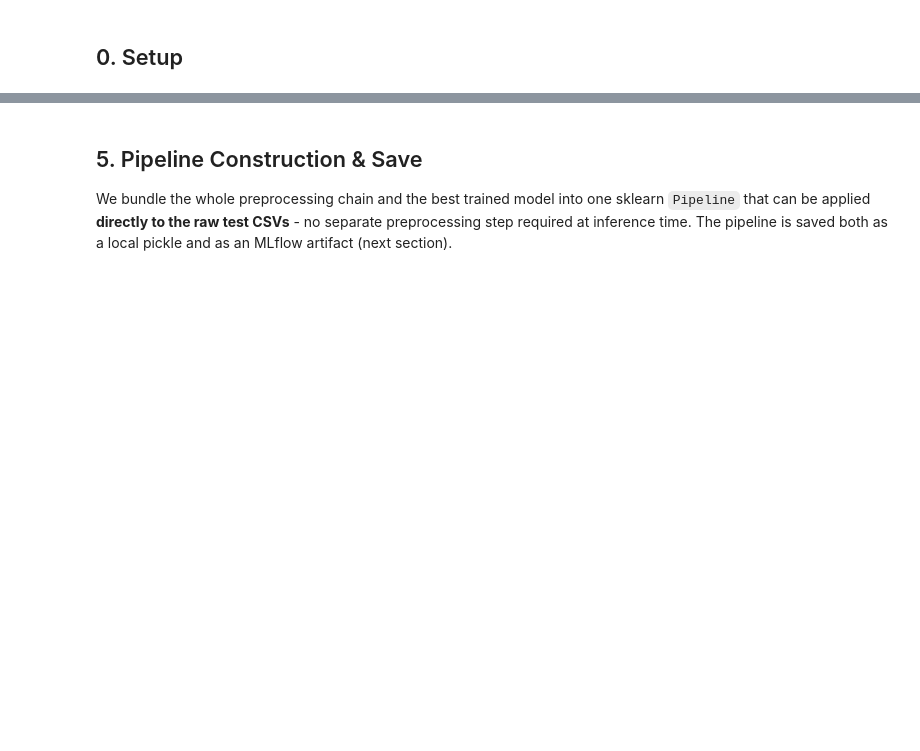
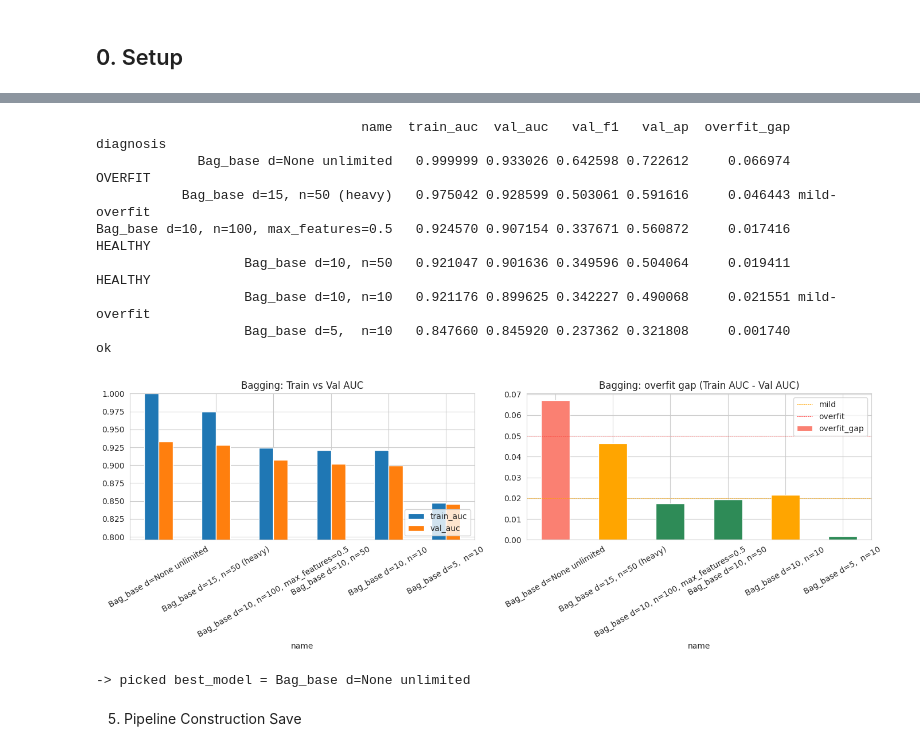
Before and after one commit to romaxod/ML-HW2, a Jupyter notebook: model_experiment_Bagging.ipynb, the cells around one changed output, grey strips where cells are left out. Cells and saved outputs as stored; diff of their text form; code cells hidden in the pictures; blank space fills up the shorter version.

```diff
--- a/model_experiment_Bagging.ipynb
+++ b/model_experiment_Bagging.ipynb
@@ -565,11 +614,7 @@ results_log.append({'name': "Bag_base d=None unlimited", 'model': m, **mt})
 df_results = pd.DataFrame([{k:v for k,v in r.items() if k!='model'} for r in results_log])
 df_results = df_results.sort_values('val_auc', ascending=False).reset_index(drop=True)
 
-# Diagnose each run: overfit / underfit / healthy.
-# Heuristic for fraud detection (AUC):
-#   - train AUC < 0.75  -> underfit (model can't learn the task)
-#   - overfit_gap > 0.05 -> overfit (memorising train, fails on val)
-#   - 0 <= overfit_gap <= 0.02 and val_auc > 0.85 -> healthy
+
 def _diag(row):
     if row['train_auc'] < 0.75:
         return 'UNDERFIT'
@@ -584,56 +629,45 @@ df_results['diagnosis'] = df_results.apply(_diag, axis=1)
 
 _default_cols = ['name','train_auc','val_auc','val_f1','val_ap','overfit_gap','diagnosis']
 show_cols = [c for c in _default_cols if c in df_results.columns]
 print(df_results[show_cols].to_string(index=False))
 
 fig, ax = plt.subplots(1, 2, figsize=(14, 5))
 df_results.set_index('name')[['train_auc','val_auc']].plot(kind='bar', ax=ax[0])
 ax[0].set_title('Bagging: Train vs Val AUC')
 ax[0].set_ylim(max(0.5, df_results[['train_auc','val_auc']].min().min()-0.05), 1.0)
 ax[0].tick_params(axis='x', rotation=30); ax[0].legend(loc='lower right')
 
 colors = ['salmon' if g > 0.05 else ('orange' if g > 0.02 else 'seagreen')
           for g in df_results['overfit_gap']]
 df_results.set_index('name')['overfit_gap'].plot(kind='bar', ax=ax[1], color=colors)
 ax[1].axhline(0,    color='black', lw=0.5)
 ax[1].axhline(0.02, color='orange', ls='--', lw=0.5, label='mild')
 ax[1].axhline(0.05, color='red',    ls='--', lw=0.5, label='overfit')
 ax[1].set_title('Bagging: overfit gap (Train AUC - Val AUC)')
 ax[1].tick_params(axis='x', rotation=30); ax[1].legend(loc='upper right')
 plt.tight_layout(); plt.show()
 
 n_over   = int((df_results['diagnosis']=='OVERFIT').sum())
 n_under  = int((df_results['diagnosis']=='UNDERFIT').sum())
 n_health = int((df_results['diagnosis']=='HEALTHY').sum())
 best     = df_results.iloc[0]
 worst    = df_results.iloc[-1]
 
-print(f"""
-=========== ANALYSIS (Bagging) ===========
-- {len(df_results)} runs total | HEALTHY: {n_health} | OVERFIT: {n_over} | UNDERFIT: {n_under}
-- Best   : {best['name']}  ->  val AUC = {best['val_auc']:.5f},  gap = {best['overfit_gap']:+.4f}
-- Worst  : {worst['name']}  ->  val AUC = {worst['val_auc']:.5f}, gap = {worst['overfit_gap']:+.4f}
 
-How to read the diagnosis column:
-- overfit_gap > 0.05  -> OVERFIT  (train AUC is much higher than val AUC, the model
-                                   memorized the training data)
-- overfit_gap <= 0.02 -> HEALTHY  (model learned the signal and generalizes)
-- train_auc  < 0.75   -> UNDERFIT (high bias, model is too simple OR regularization
-                                   is too strong)
-- For fraud detection, recall (true-positive rate on the fraud class) is often
-  prioritized alongside AUC. If the business wants high recall, the decision
-  threshold should be moved below 0.5 - the AUC ranking does not change but the
-  precision/recall trade-off does.
-""")
 best_model = [r['model'] for r in results_log if r['name']==best['name']][0]
 print(f"-> picked best_model = {best['name']}")
+# %% [output]
+                                  name  train_auc  val_auc   val_f1   val_ap  overfit_gap    diagnosis
+             Bag_base d=None unlimited   0.999999 0.933026 0.642598 0.722612     0.066974      OVERFIT
+           Bag_base d=15, n=50 (heavy)   0.975042 0.928599 0.503061 0.591616     0.046443 mild-overfit
+Bag_base d=10, n=100, max_features=0.5   0.924570 0.907154 0.337671 0.560872     0.017416      HEALTHY
+                   Bag_base d=10, n=50   0.921047 0.901636 0.349596 0.504064     0.019411      HEALTHY
+                   Bag_base d=10, n=10   0.921176 0.899625 0.342227 0.490068     0.021551 mild-overfit
+                   Bag_base d=5,  n=10   0.847660 0.845920 0.237362 0.321808     0.001740           ok
+[figure, added]
+-> picked best_model = Bag_base d=None unlimited
-# %% [markdown]
-## 5. Pipeline Construction & Save
-
-We bundle the whole preprocessing chain and the best trained model into one
-sklearn `Pipeline` that can be applied **directly to the raw test CSVs** -
-no separate preprocessing step required at inference time. The pipeline is
-saved both as a local pickle and as an MLflow artifact (next section).
+# %% [markdown]
+5. Pipeline Construction  Save
 # %%
 import pickle
 from sklearn.pipeline import Pipeline
```
Also changed, not shown: parts of 37 cells of this notebook.
